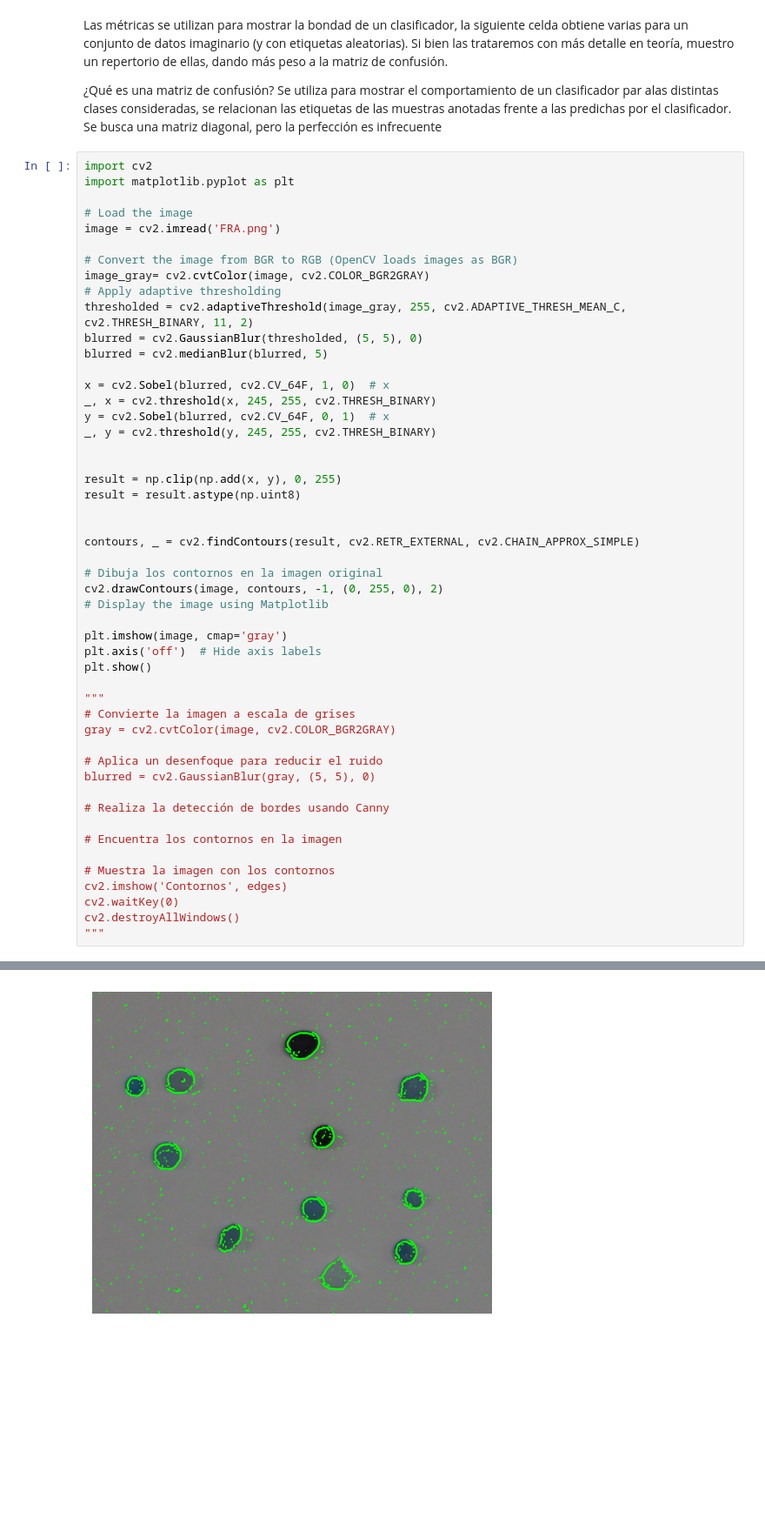
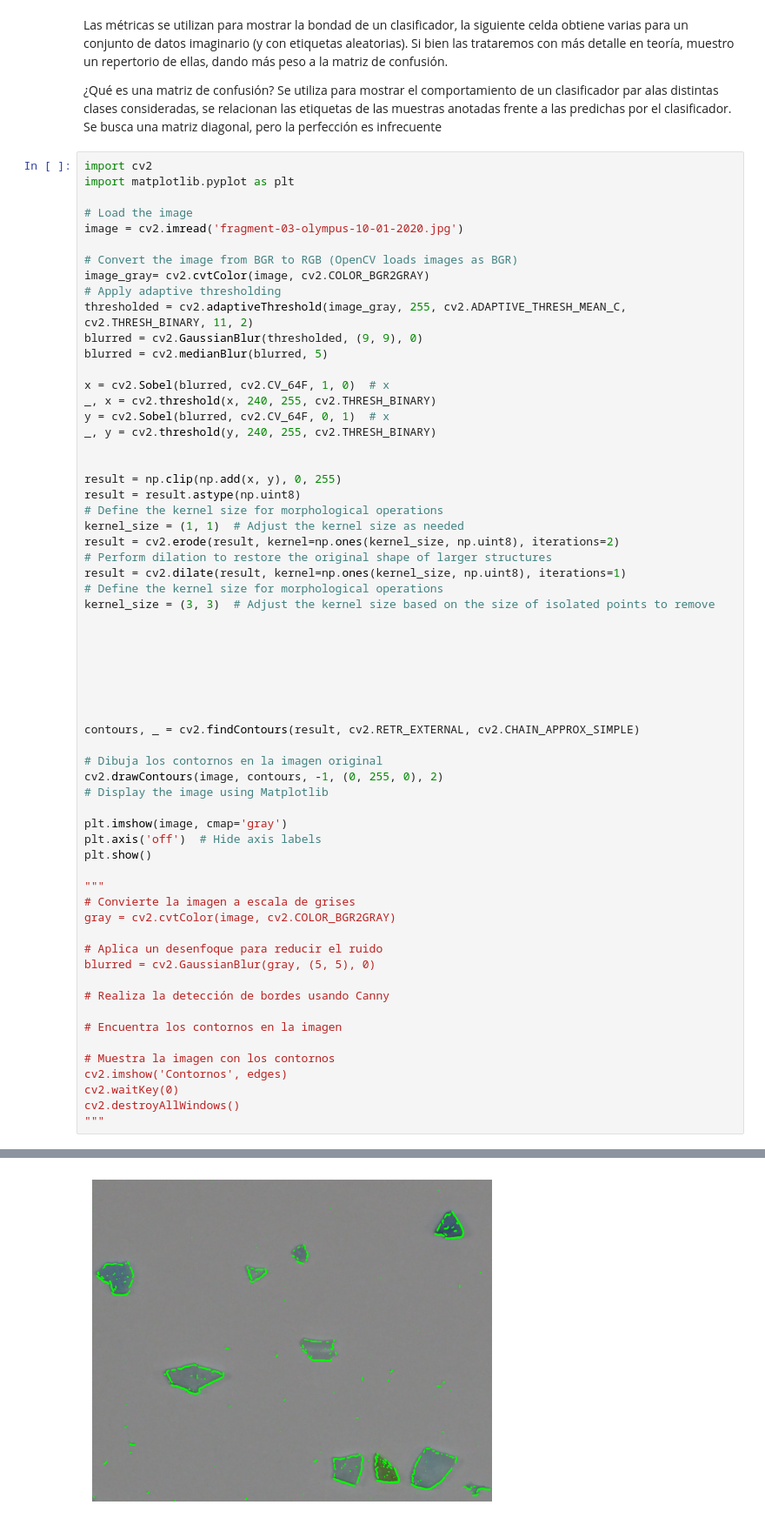
Before and after one commit to VC-ulpgc-JRP-y-SGR/p3-vc, a Jupyter notebook: VC_P3.ipynb, the cells around one changed output, grey strips where cells are left out. Shown at 87% size. Saved outputs shown, nothing was run; the diff lists cells and outputs as text; blank space fills up the shorter version.

```diff
--- a/VC_P3.ipynb
+++ b/VC_P3.ipynb
@@ -481,54 +481,66 @@ import cv2
 import matplotlib.pyplot as plt
 
 # Load the image
-image = cv2.imread('FRA.png')
+image = cv2.imread('fragment-03-olympus-10-01-2020.jpg')
 
 # Convert the image from BGR to RGB (OpenCV loads images as BGR)
 image_gray= cv2.cvtColor(image, cv2.COLOR_BGR2GRAY)
 # Apply adaptive thresholding
 thresholded = cv2.adaptiveThreshold(image_gray, 255, cv2.ADAPTIVE_THRESH_MEAN_C, cv2.THRESH_BINARY, 11, 2)
-blurred = cv2.GaussianBlur(thresholded, (5, 5), 0)
+blurred = cv2.GaussianBlur(thresholded, (9, 9), 0)
 blurred = cv2.medianBlur(blurred, 5)
 
 x = cv2.Sobel(blurred, cv2.CV_64F, 1, 0)  # x
-_, x = cv2.threshold(x, 245, 255, cv2.THRESH_BINARY)
+_, x = cv2.threshold(x, 240, 255, cv2.THRESH_BINARY)
 y = cv2.Sobel(blurred, cv2.CV_64F, 0, 1)  # x
-_, y = cv2.threshold(y, 245, 255, cv2.THRESH_BINARY)
+_, y = cv2.threshold(y, 240, 255, cv2.THRESH_BINARY)
 
 
 result = np.clip(np.add(x, y), 0, 255)
 result = result.astype(np.uint8)
+# Define the kernel size for morphological operations
+kernel_size = (1, 1)  # Adjust the kernel size as needed
+result = cv2.erode(result, kernel=np.ones(kernel_size, np.uint8), iterations=2)
+# Perform dilation to restore the original shape of larger structures
+result = cv2.dilate(result, kernel=np.ones(kernel_size, np.uint8), iterations=1)
+# Define the kernel size for morphological operations
+kernel_size = (3, 3)  # Adjust the kernel size based on the size of isolated points to remove
+
+
+
+
+
 
 
 contours, _ = cv2.findContours(result, cv2.RETR_EXTERNAL, cv2.CHAIN_APPROX_SIMPLE)
 
 # Dibuja los contornos en la imagen original
 cv2.drawContours(image, contours, -1, (0, 255, 0), 2)
 # Display the image using Matplotlib
 
 plt.imshow(image, cmap='gray')
 plt.axis('off')  # Hide axis labels
 plt.show()
 
 """
 # Convierte la imagen a escala de grises
 gray = cv2.cvtColor(image, cv2.COLOR_BGR2GRAY)
 
 # Aplica un desenfoque para reducir el ruido
 blurred = cv2.GaussianBlur(gray, (5, 5), 0)
 
 # Realiza la detección de bordes usando Canny
 
 # Encuentra los contornos en la imagen
 
 # Muestra la imagen con los contornos
 cv2.imshow('Contornos', edges)
 cv2.waitKey(0)
 cv2.destroyAllWindows()
 """
 # %% [output]
 libpng warning: iCCP: known incorrect sRGB profile
-[figure, old version]
+[figure, new version]
 "\n# Convierte la imagen a escala de grises\ngray = cv2.cvtColor(image, cv2.COLOR_BGR2GRAY)\n\n# Aplica un desenfoque para reducir el ruido\nblurred = cv2.GaussianBlur(gray, (5, 5), 0)\n\n# Realiza la ...
 # %%
 
```
